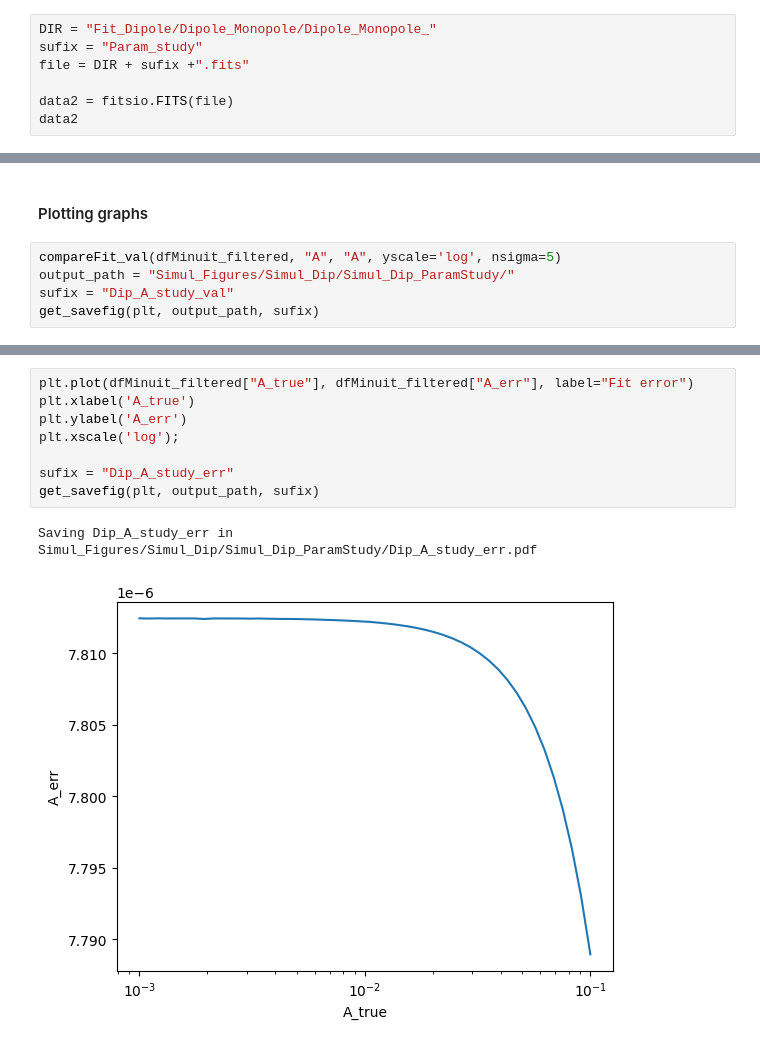
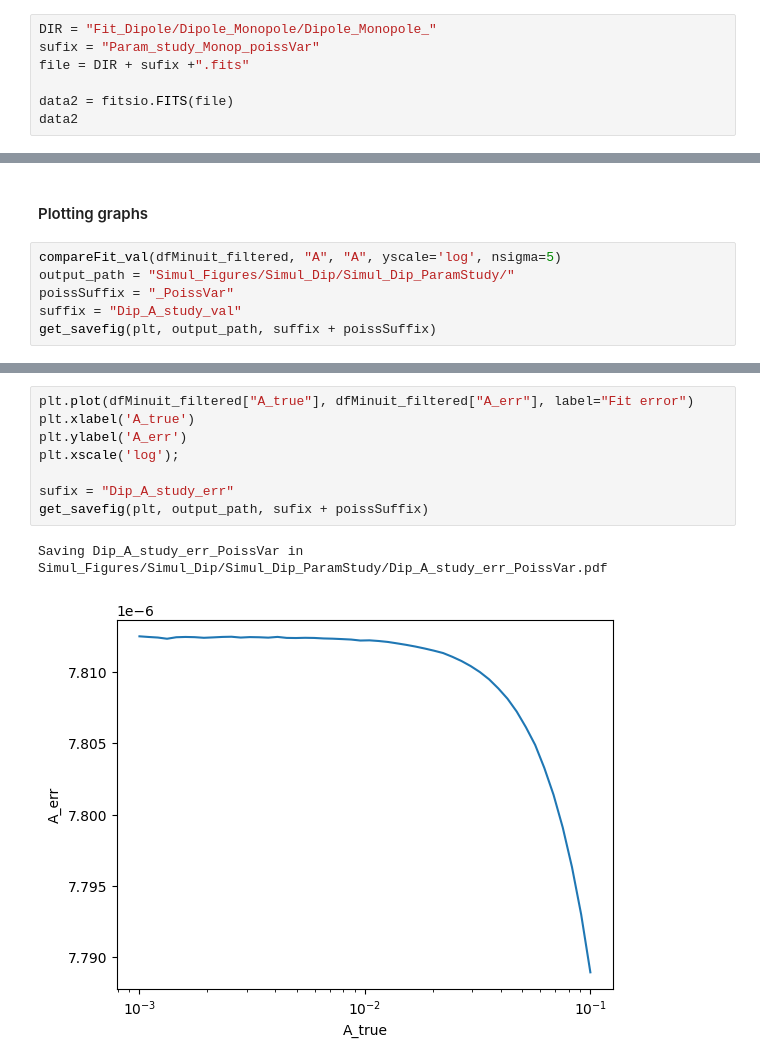
Before and after one commit to johannct/M2_Stage_Code, a Jupyter notebook: Simulation/A_Study.ipynb, the cells around one changed output, grey strips where cells are left out. Saved outputs shown, nothing was run; the diff lists cells and outputs as text.

```diff
--- a/Simulation/A_Study.ipynb
+++ b/Simulation/A_Study.ipynb
@@ -34,7 +34,7 @@ Theorical number of sources in one pixel : 1000000
 ## Reading data
 # %%
 DIR = "Fit_Dipole/Dipole_Monopole/Dipole_Monopole_"
-sufix = "Param_study"
+sufix = "Param_study_Monop_poissVar"
 file = DIR + sufix +".fits"
 
 data2 = fitsio.FITS(file)
@@ -73,6 +74,7 @@ Table length=50
 # %%
 compareFit_val(dfMinuit_filtered, "A", "A", yscale='log', nsigma=5)
 output_path = "Simul_Figures/Simul_Dip/Simul_Dip_ParamStudy/"
-sufix = "Dip_A_study_val"
-get_savefig(plt, output_path, sufix)
+poissSuffix = "_PoissVar"
+suffix = "Dip_A_study_val"
+get_savefig(plt, output_path, suffix + poissSuffix)
 # %% [output]
@@ -81,11 +83,11 @@ Saving Dip_A_study_val in Simul_Figures/Simul_Dip/Simul_Dip_ParamStudy/Dip_A_stu
 # %%
 plt.plot(dfMinuit_filtered["A_true"], dfMinuit_filtered["A_err"], label="Fit error")
 plt.xlabel('A_true')
 plt.ylabel('A_err')
 plt.xscale('log');
 
 sufix = "Dip_A_study_err"
-get_savefig(plt, output_path, sufix)
+get_savefig(plt, output_path, sufix + poissSuffix)
 # %% [output]
-Saving Dip_A_study_err in Simul_Figures/Simul_Dip/Simul_Dip_ParamStudy/Dip_A_study_err.pdf
+Saving Dip_A_study_err_PoissVar in Simul_Figures/Simul_Dip/Simul_Dip_ParamStudy/Dip_A_study_err_PoissVar.pdf
-[figure, old version]
+[figure, new version]
```
Also changed, not shown: parts of 11 cells of this notebook, 8 other files.
